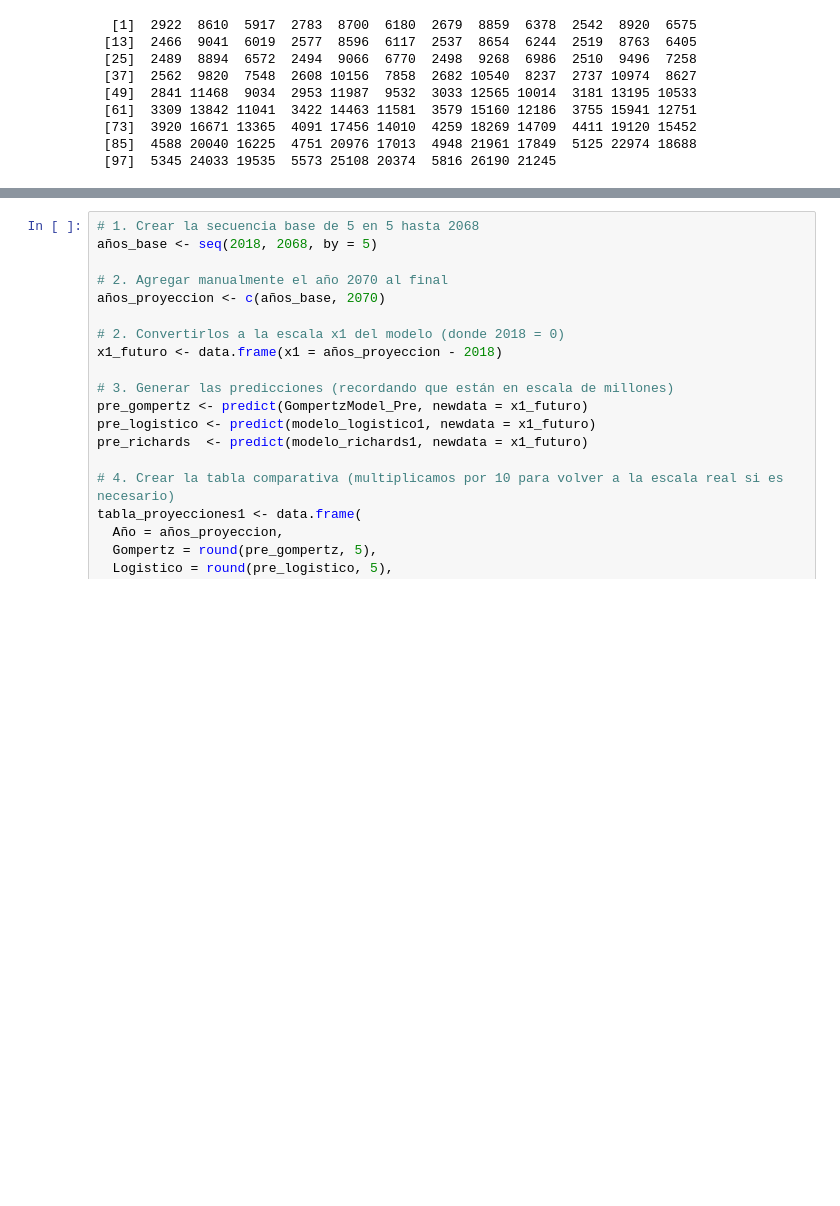
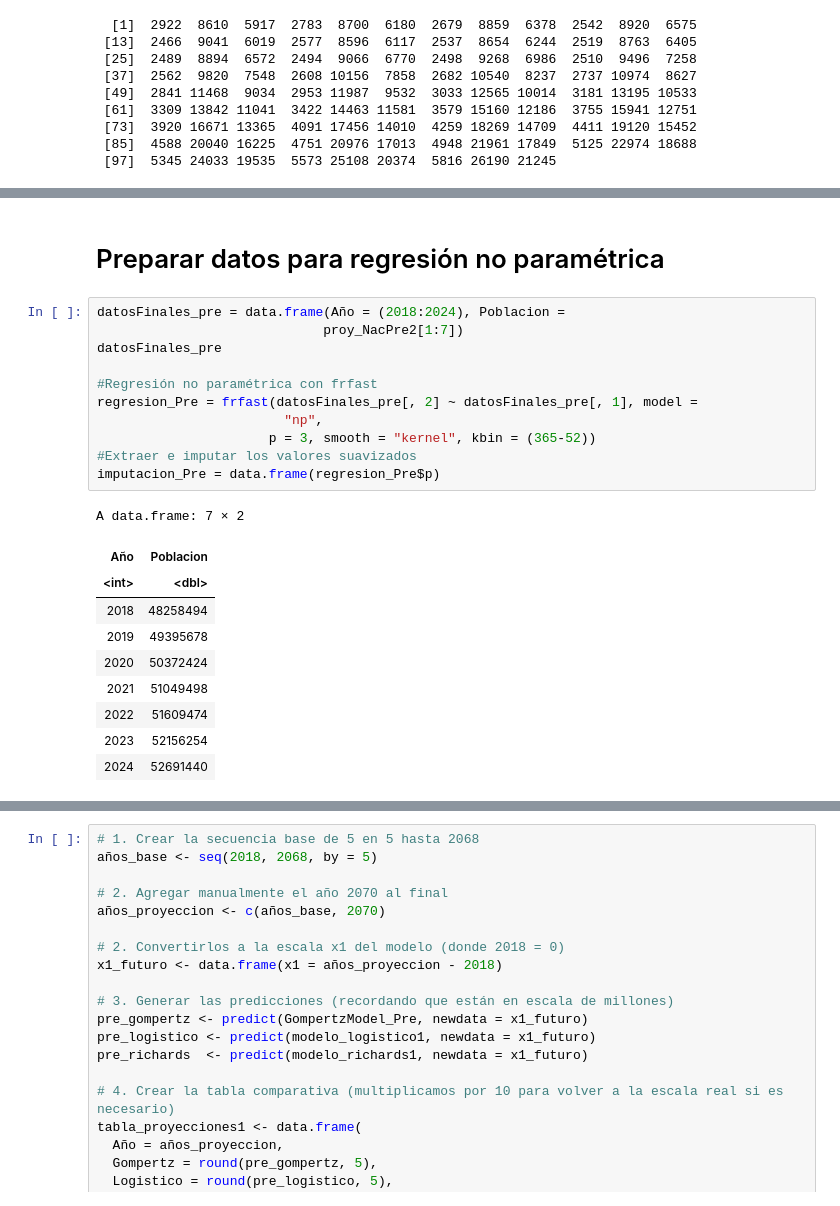
Before and after one commit to KarenPachon/An-lisis-comparativo-de-las-proyecciones-poblacionales-del-DANE-, a Jupyter notebook: Pre_covid.ipynb, the cells around one changed output, grey strips where cells are left out. Cells and saved outputs as stored; diff of their text form; blank space fills up the shorter version.

```diff
--- a/Pre_covid.ipynb
+++ b/Pre_covid.ipynb
@@ -143,0 +149,24 @@ plot(poblacionPre_NA, pch = 20, ylim = c(0, max(na.omit(poblacionPre_NA))))
+# %% [markdown]
+# Preparar datos para regresión no paramétrica
+# %%
+datosFinales_pre = data.frame(Año = (2018:2024), Poblacion =
+                             proy_NacPre2[1:7])
+datosFinales_pre
+
+#Regresión no paramétrica con frfast
+regresion_Pre = frfast(datosFinales_pre[, 2] ~ datosFinales_pre[, 1], model =
+                        "np",
+                      p = 3, smooth = "kernel", kbin = (365-52))
+#Extraer e imputar los valores suavizados
+imputacion_Pre = data.frame(regresion_Pre$p)
+# %% [output]
+A data.frame: 7 × 2
+| Año | Poblacion |
+| <int> | <dbl> |
+| 2018 | 48258494 |
+| 2019 | 49395678 |
+| 2020 | 50372424 |
+| 2021 | 51049498 |
+| 2022 | 51609474 |
+| 2023 | 52156254 |
+| 2024 | 52691440 |
```
Also changed, not shown: parts of 39 cells of this notebook.
